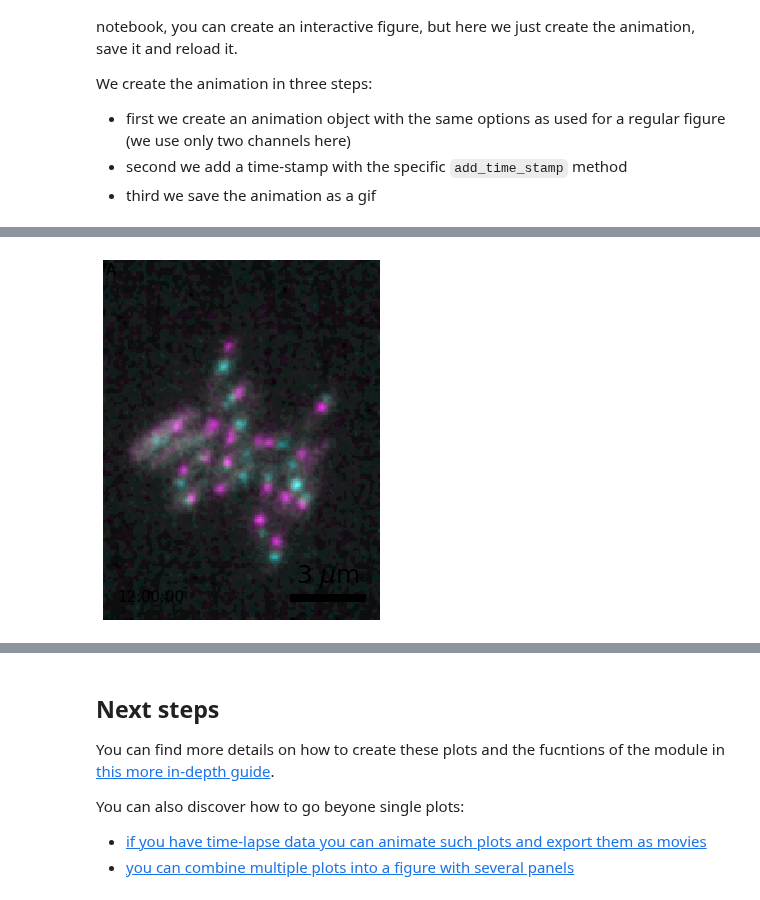
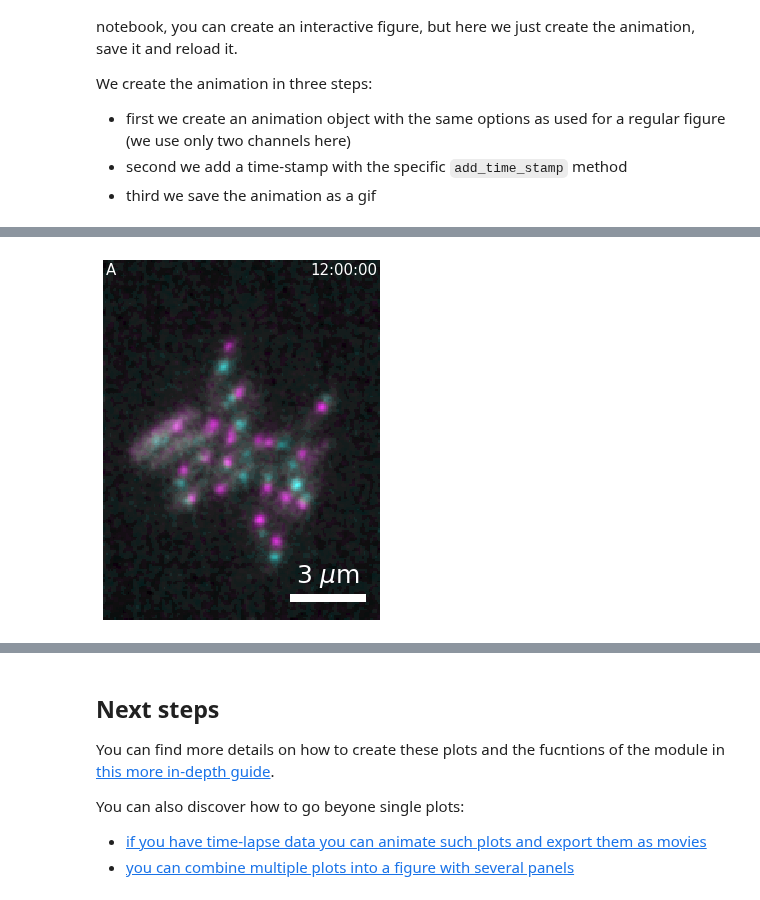
Before and after one commit to guiwitz/microfilm, a Jupyter notebook: docs/first_plot.ipynb, the cells around one changed output, grey strips where cells are left out. Drawn from its saved outputs; the diff is of its cells as text; code cells hidden in the pictures.

```diff
--- a/docs/first_plot.ipynb
+++ b/docs/first_plot.ipynb
@@ -70,8 +70,7 @@ We create the animation in three steps:
 # %%
 anim = Microanim(
     image[[1,2],:, :,:], cmaps=['pure_cyan','pure_magenta'], flip_map=False, fig_scaling=5,
-    label_text='A', label_color='black',
-    unit='um', scalebar_unit_per_pix=0.065, scalebar_size_in_units=3, scalebar_color='black', scalebar_font_size=0.05)
-anim.add_time_stamp(unit='H', unit_per_frame=3, timestamp_color='black', location='lower-left')
+    label_text='A', unit='um', scalebar_unit_per_pix=0.065, scalebar_size_in_units=3, scalebar_font_size=0.05)
+anim.add_time_stamp(unit='H', unit_per_frame=3, location='upper right')
 anim.save_movie('first_anim.mp4', quality=9)
 # %% [output]
@@ -79,4 +78,4 @@ anim.save_movie('first_anim.mp4', quality=9)
-[figure, old version]
+[figure, new version]
 # %%
 from IPython.display import Video
 Video('https://github.com/guiwitz/microfilm/raw/master/docs/first_anim.mp4')
```
Also changed, not shown: parts of 2 cells of this notebook, 1 other file.
